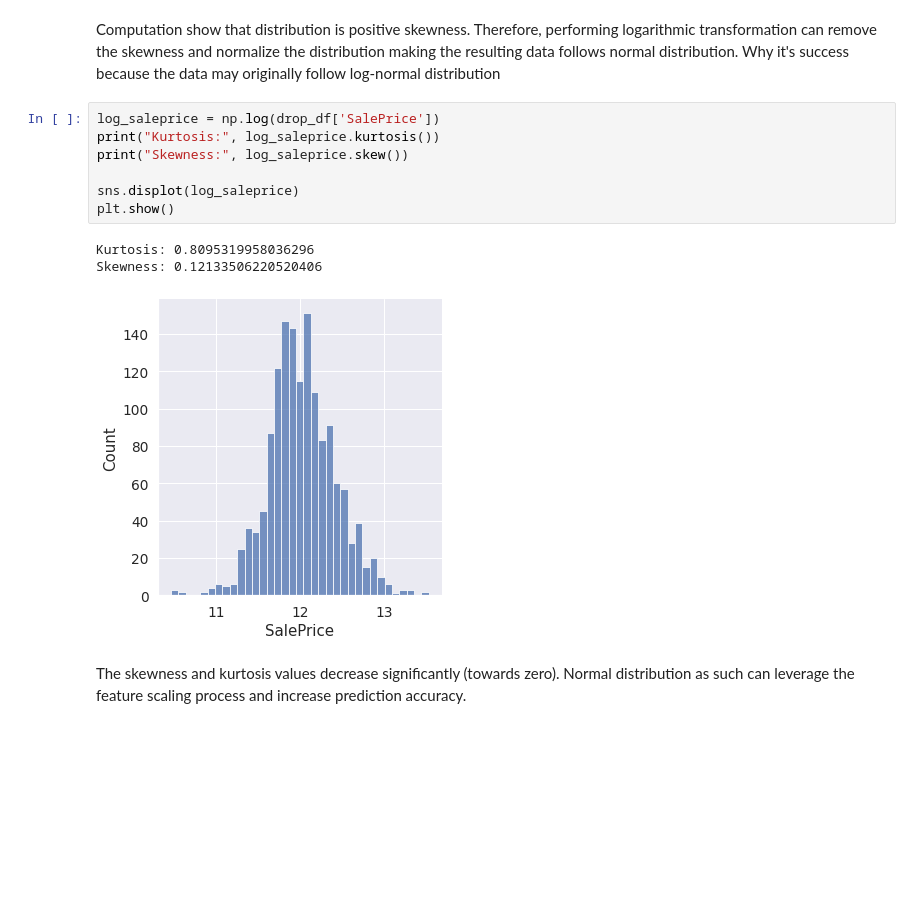
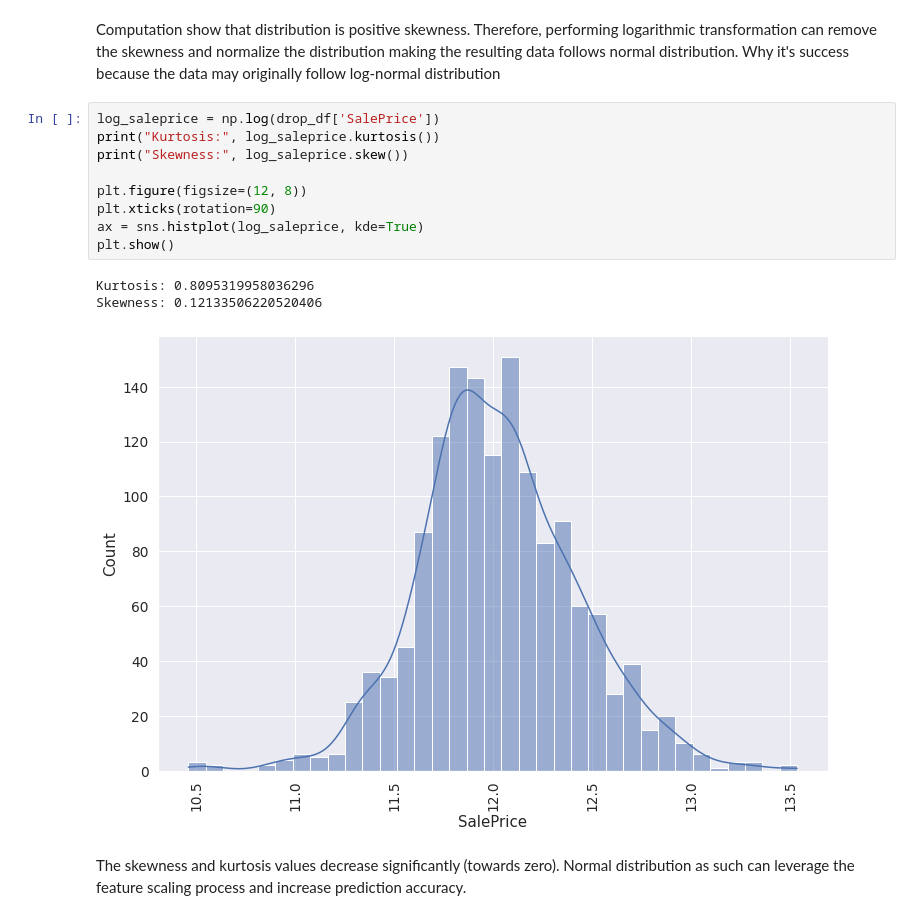
Before and after one commit to ysoseriouz/diveintocode-ml, a Jupyter notebook: ML_week2_preclass_ass2.ipynb, the cells around one changed output. Drawn from its saved outputs; the diff is of its cells as text; blank space fills up the shorter version.

Commit message:
Use sns.histplot() instead of sns.displot()

```diff
--- a/ML_week2_preclass_ass2.ipynb
+++ b/ML_week2_preclass_ass2.ipynb
@@ -195,14 +188,16 @@ Computation show that distribution is positive skewness. Therefore, performing l
 # %%
 log_saleprice = np.log(drop_df['SalePrice'])
 print("Kurtosis:", log_saleprice.kurtosis())
 print("Skewness:", log_saleprice.skew())
 
-sns.displot(log_saleprice)
+plt.figure(figsize=(12, 8))
+plt.xticks(rotation=90)
+ax = sns.histplot(log_saleprice, kde=True)
 plt.show()
 # %% [output]
 Kurtosis: 0.8095319958036296
 Skewness: 0.12133506220520406
-[figure, old version]
+[figure, new version]
 # %% [markdown]
 The skewness and kurtosis values decrease significantly (towards zero). Normal distribution as such can leverage the feature scaling process and increase prediction accuracy.
 # %% [markdown]
```
Also changed, not shown: parts of 4 cells of this notebook.
